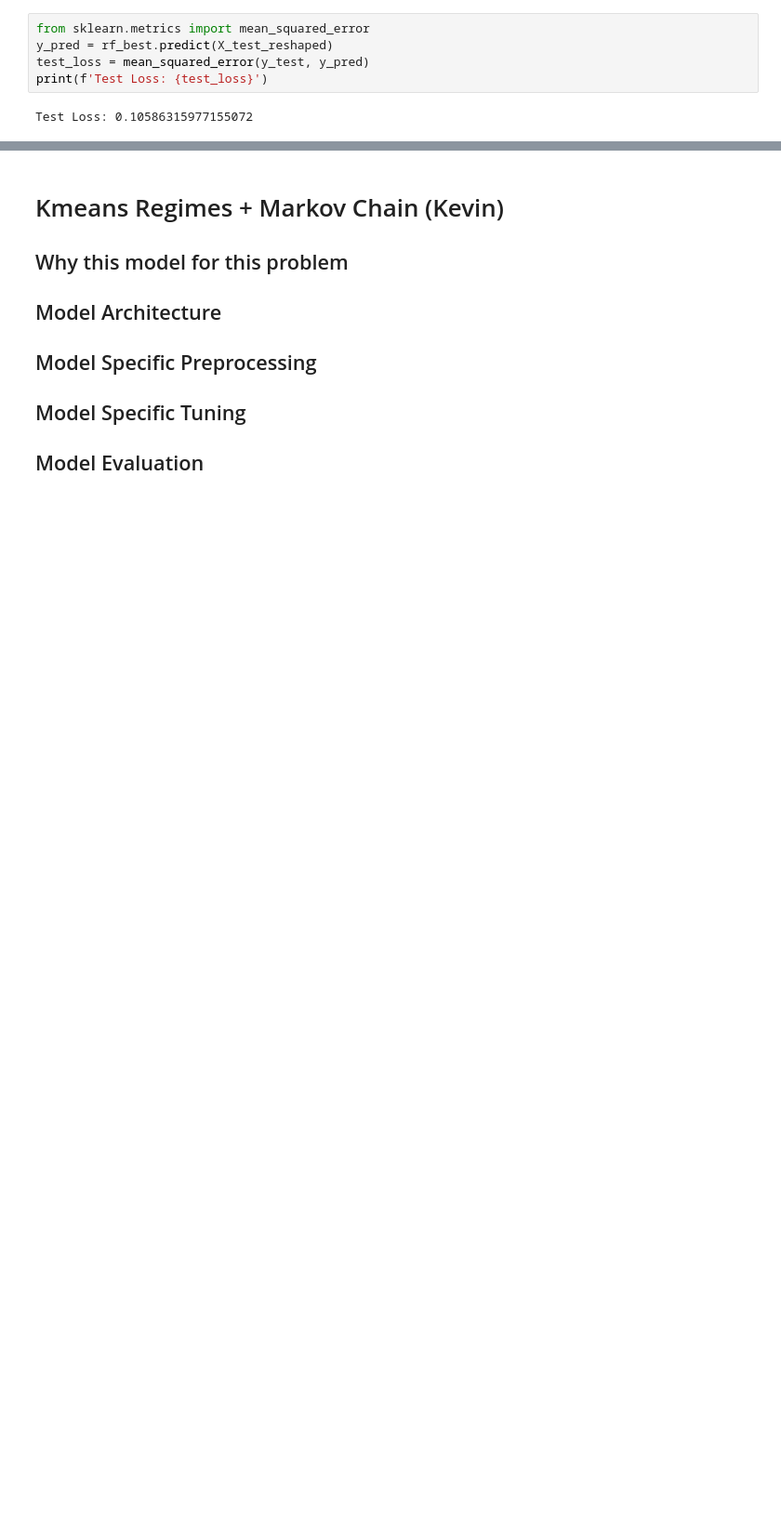
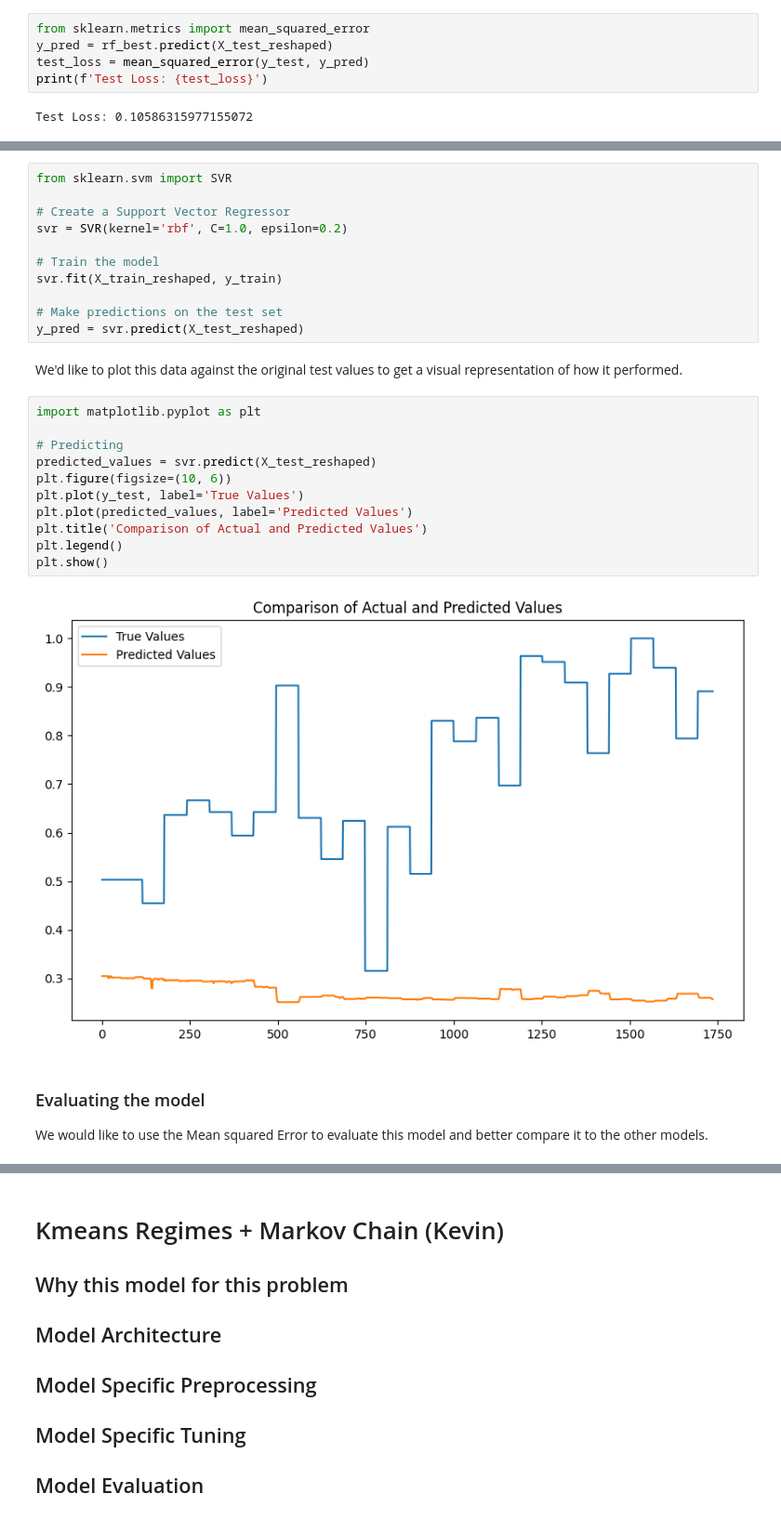
Before and after one commit to franco-rey/521-Final-Project, a Jupyter notebook: Group Report - OUTLINE FOR WRITING.ipynb, the cells around one changed output, grey strips where cells are left out. Shown at 93% size. Saved outputs shown, nothing was run; the diff lists cells and outputs as text; blank space fills up the shorter version.

```diff
--- a/Group Report - OUTLINE FOR WRITING.ipynb
+++ b/Group Report - OUTLINE FOR WRITING.ipynb
@@ -742,0 +746,29 @@ The Random Forest model may underperform compared to RNNs and XGBoost in this pr
+# %%
+from sklearn.svm import SVR
+
+# Create a Support Vector Regressor
+svr = SVR(kernel='rbf', C=1.0, epsilon=0.2)
+
+# Train the model
+svr.fit(X_train_reshaped, y_train)
+
+# Make predictions on the test set
+y_pred = svr.predict(X_test_reshaped)
+# %% [markdown]
+We'd like to plot this data against the original test values to get a visual representation of how it performed.
+# %%
+import matplotlib.pyplot as plt
+
+# Predicting
+predicted_values = svr.predict(X_test_reshaped)
+plt.figure(figsize=(10, 6))
+plt.plot(y_test, label='True Values')
+plt.plot(predicted_values, label='Predicted Values')
+plt.title('Comparison of Actual and Predicted Values')
+plt.legend()
+plt.show()
+# %% [output]
+[figure, added]
+# %% [markdown]
+### Evaluating the model
+We would like to use the Mean squared Error to evaluate this model and better compare it to the other models.
```
Also changed, not shown: parts of 24 cells of this notebook.
